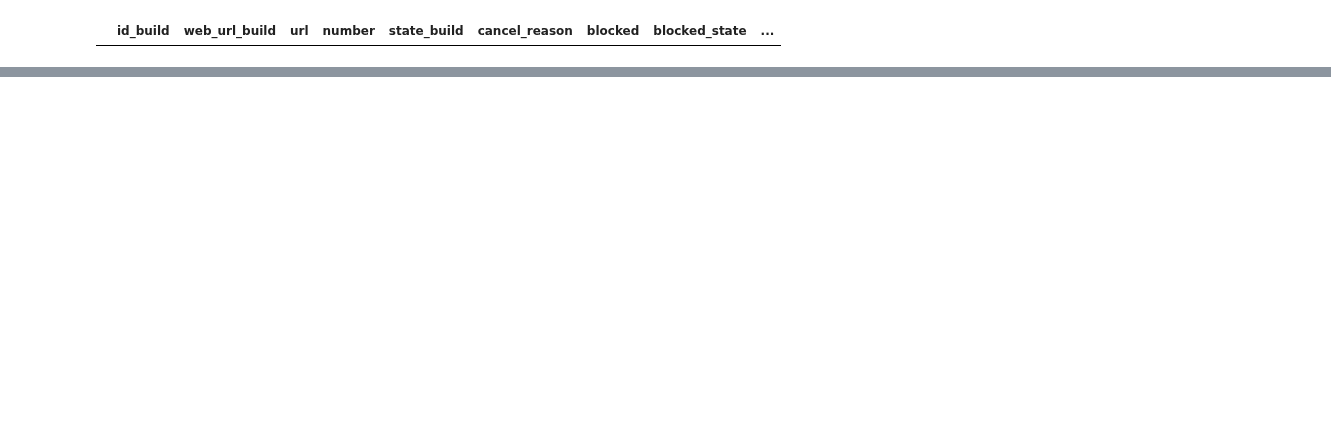
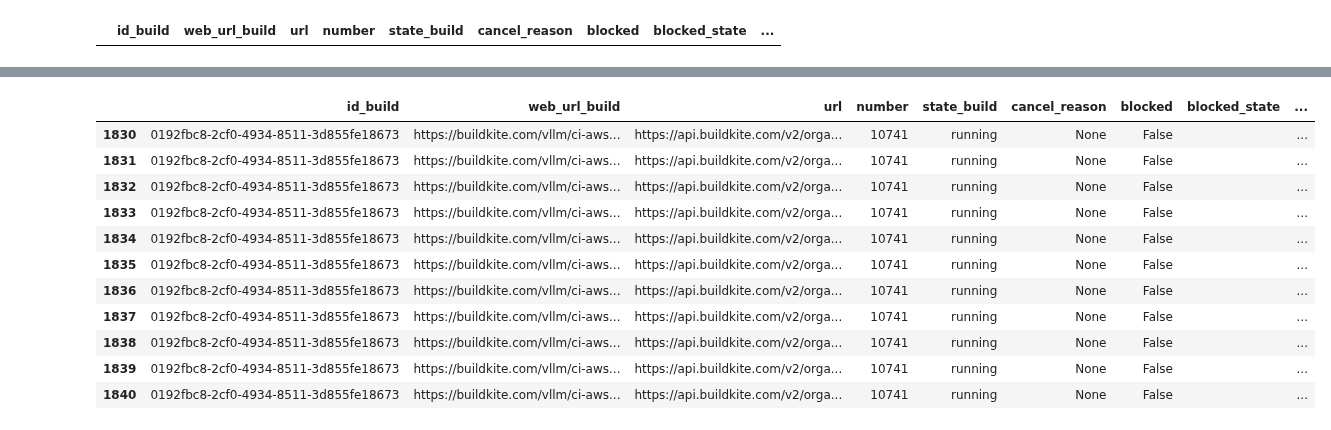
Before and after one commit to t-parry/vllm, a Jupyter notebook: .buildkite_monitor/test_api.ipynb, the cells around one changed output, grey strips where cells are left out. Saved outputs shown, nothing was run; the diff lists cells and outputs as text; code cells hidden in the pictures; blank space fills up the shorter version.

```diff
--- a/.buildkite_monitor/test_api.ipynb
+++ b/.buildkite_monitor/test_api.ipynb
@@ -21,6 +21,6 @@ True
 BUILDKITE_API_TOKEN = os.getenv('BUILDKITE_API_TOKEN')
 ORGANIZATION_SLUG='vllm'
 PIPELINE_SLUG = 'ci-aws'
-TODAY = datetime.utcnow().strftime('%Y-%m-%dT00:00:00Z') # it is UTC, so -2 hours from Finnish local time
+TODAY = (datetime.utcnow() - pd.Timedelta(days=1)).strftime('%Y-%m-%dT22:00:00Z') # it is UTC, so -2 hours from Finnish local time
 WAITING_TIME_ALERT_THR = 14400 # 4 hours
 AGENT_FAILED_BUILDS_THR = 3 # agents declaired unhealthy if they have failed jobs from >=3 unique builds
@@ -312,0 +351,15 @@ result_df_amd[result_df_amd.state_job=='failed']
+# %%
+result_df_amd[result_df_amd.number==10741]
+# %% [output]
+|  | id_build | web_url_build | url | number | state_build | cancel_reason | blocked | blocked_state | ... |
+| 1830 | 0192fbc8-2cf0-4934-8511-3d855fe18673 | https://buildkite.com/vllm/ci-aws... | https://api.buildkite.com/v2/orga... | 10741 | running | None | False |  | ... |
+| 1831 | 0192fbc8-2cf0-4934-8511-3d855fe18673 | https://buildkite.com/vllm/ci-aws... | https://api.buildkite.com/v2/orga... | 10741 | running | None | False |  | ... |
+| 1832 | 0192fbc8-2cf0-4934-8511-3d855fe18673 | https://buildkite.com/vllm/ci-aws... | https://api.buildkite.com/v2/orga... | 10741 | running | None | False |  | ... |
+| 1833 | 0192fbc8-2cf0-4934-8511-3d855fe18673 | https://buildkite.com/vllm/ci-aws... | https://api.buildkite.com/v2/orga... | 10741 | running | None | False |  | ... |
+| 1834 | 0192fbc8-2cf0-4934-8511-3d855fe18673 | https://buildkite.com/vllm/ci-aws... | https://api.buildkite.com/v2/orga... | 10741 | running | None | False |  | ... |
+| 1835 | 0192fbc8-2cf0-4934-8511-3d855fe18673 | https://buildkite.com/vllm/ci-aws... | https://api.buildkite.com/v2/orga... | 10741 | running | None | False |  | ... |
+| 1836 | 0192fbc8-2cf0-4934-8511-3d855fe18673 | https://buildkite.com/vllm/ci-aws... | https://api.buildkite.com/v2/orga... | 10741 | running | None | False |  | ... |
+| 1837 | 0192fbc8-2cf0-4934-8511-3d855fe18673 | https://buildkite.com/vllm/ci-aws... | https://api.buildkite.com/v2/orga... | 10741 | running | None | False |  | ... |
+| 1838 | 0192fbc8-2cf0-4934-8511-3d855fe18673 | https://buildkite.com/vllm/ci-aws... | https://api.buildkite.com/v2/orga... | 10741 | running | None | False |  | ... |
+| 1839 | 0192fbc8-2cf0-4934-8511-3d855fe18673 | https://buildkite.com/vllm/ci-aws... | https://api.buildkite.com/v2/orga... | 10741 | running | None | False |  | ... |
+| 1840 | 0192fbc8-2cf0-4934-8511-3d855fe18673 | https://buildkite.com/vllm/ci-aws... | https://api.buildkite.com/v2/orga... | 10741 | running | None | False |  | ... |
```
Also changed, not shown: parts of 20 cells of this notebook, 2 other files.
